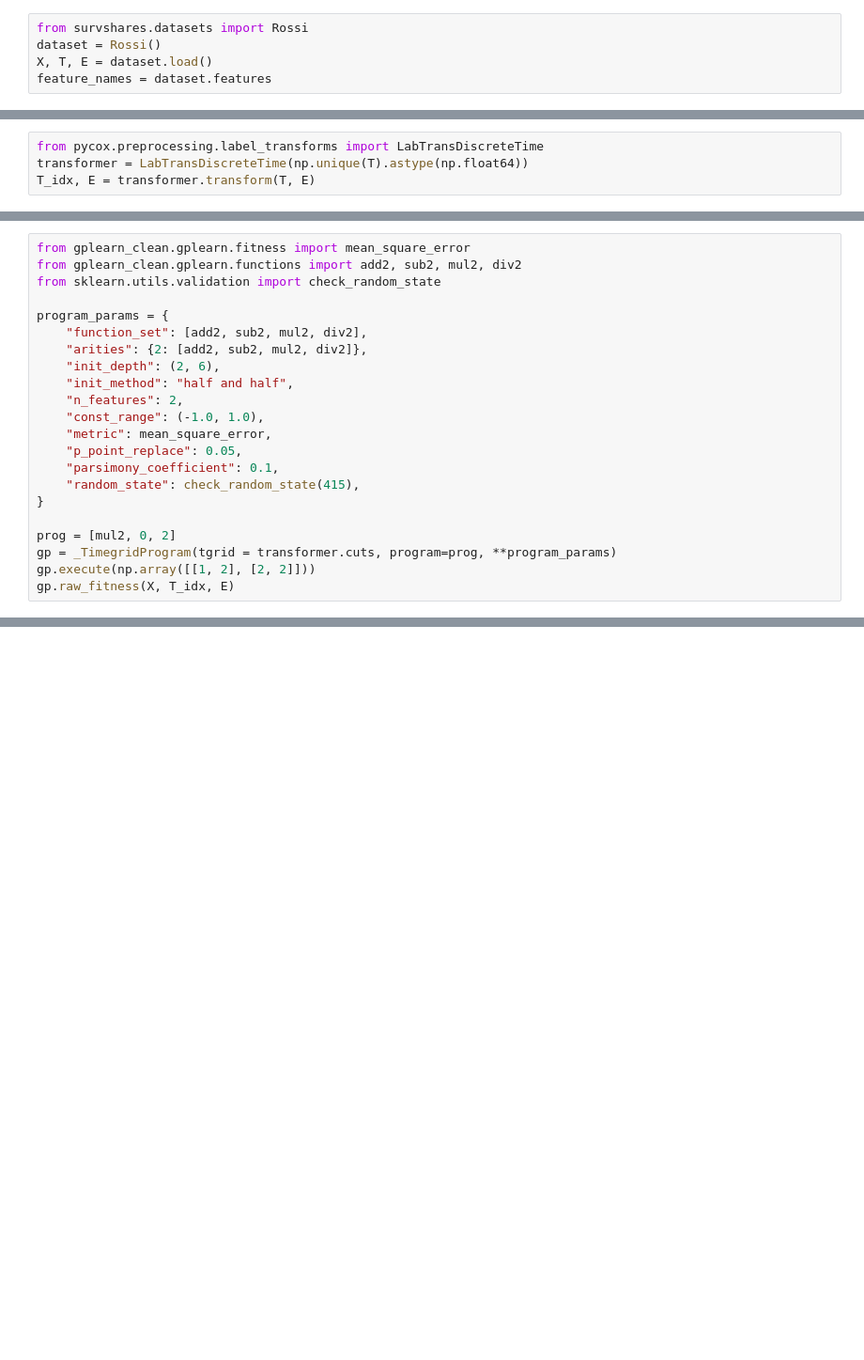
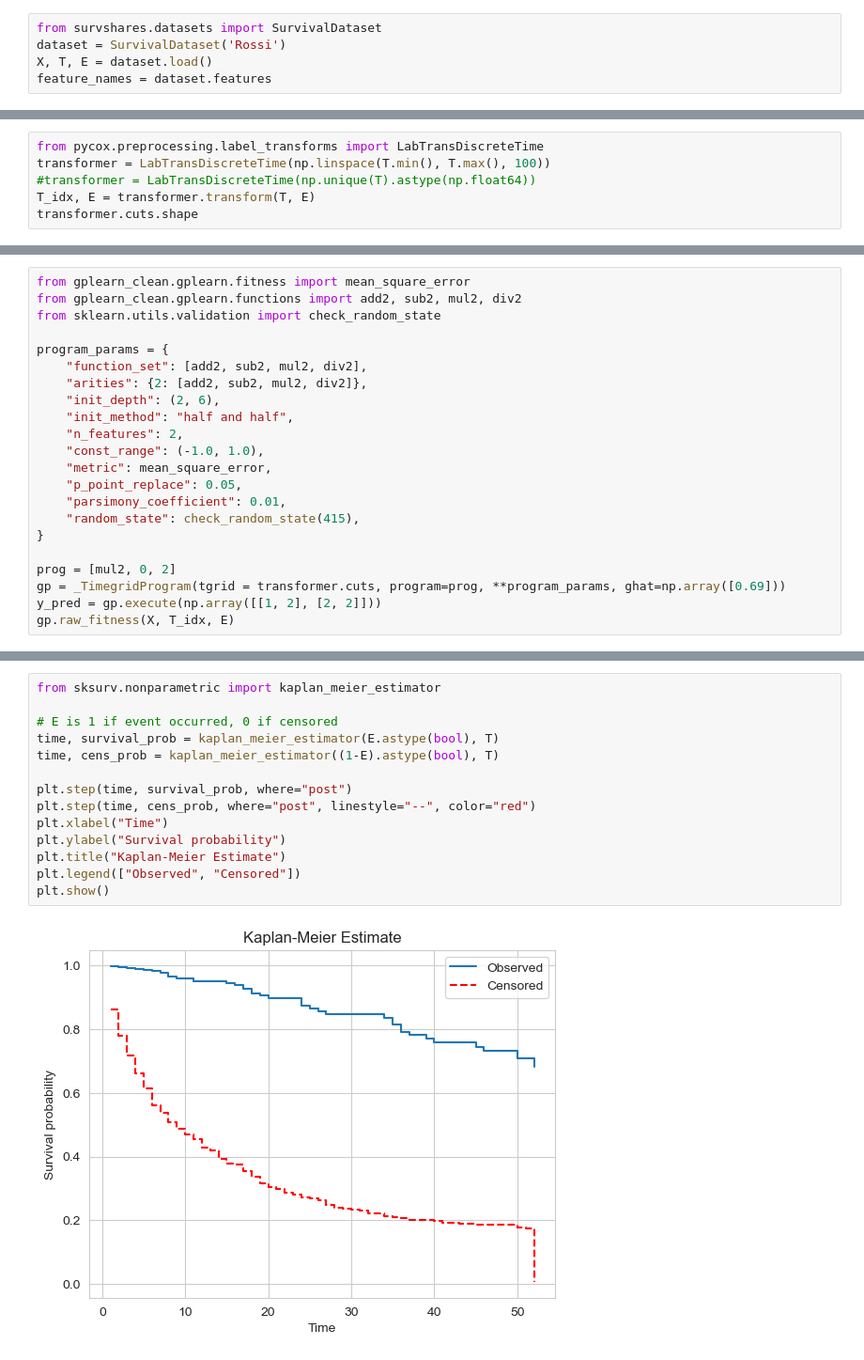
Before and after one commit to steliosbl/SurvSHAREs, a Jupyter notebook: pmf.ipynb, the cells around one changed output, grey strips where cells are left out. Shown at 94% size. Cells and saved outputs as stored; diff of their text form; blank space fills up the shorter version.

```diff
--- a/pmf.ipynb
+++ b/pmf.ipynb
@@ -11,6 +14,6 @@ sns.set_style("whitegrid")
 # %%
-from survshares.datasets import Rossi
-dataset = Rossi()
+from survshares.datasets import SurvivalDataset
+dataset = SurvivalDataset('Rossi')
 X, T, E = dataset.load()
 feature_names = dataset.features
 # %%
@@ -245,4 +21,6 @@ class _TimegridProgram(_Program):
 # %%
 from pycox.preprocessing.label_transforms import LabTransDiscreteTime
-transformer = LabTransDiscreteTime(np.unique(T).astype(np.float64))
+transformer = LabTransDiscreteTime(np.linspace(T.min(), T.max(), 100))
+#transformer = LabTransDiscreteTime(np.unique(T).astype(np.float64))
 T_idx, E = transformer.transform(T, E)
+transformer.cuts.shape
@@ -260,12 +40,12 @@ program_params = {
     "const_range": (-1.0, 1.0),
     "metric": mean_square_error,
     "p_point_replace": 0.05,
-    "parsimony_coefficient": 0.1,
+    "parsimony_coefficient": 0.01,
     "random_state": check_random_state(415),
 }
 
 prog = [mul2, 0, 2]
-gp = _TimegridProgram(tgrid = transformer.cuts, program=prog, **program_params)
-gp.execute(np.array([[1, 2], [2, 2]]))
+gp = _TimegridProgram(tgrid = transformer.cuts, program=prog, **program_params, ghat=np.array([0.69]))
+y_pred = gp.execute(np.array([[1, 2], [2, 2]]))
 gp.raw_fitness(X, T_idx, E)
 # %% [output]
@@ -329,2 +54,18 @@ class TimegridRegressor(SymbolicRegressor):
 from gplearn_clean.gplearn.fitness import make_fitness
 loss_fitness = make_fitness(function=lambda x, y, z: 0, greater_is_better=False)
+# %%
+from sksurv.nonparametric import kaplan_meier_estimator
+
+# E is 1 if event occurred, 0 if censored
+time, survival_prob = kaplan_meier_estimator(E.astype(bool), T)
+time, cens_prob = kaplan_meier_estimator((1-E).astype(bool), T)
+
+plt.step(time, survival_prob, where="post")
+plt.step(time, cens_prob, where="post", linestyle="--", color="red")
+plt.xlabel("Time")
+plt.ylabel("Survival probability")
+plt.title("Kaplan-Meier Estimate")
+plt.legend(["Observed", "Censored"])
+plt.show()
+# %% [output]
+[figure, added]
```
Also changed, not shown: parts of 13 cells of this notebook, 2 other files.
